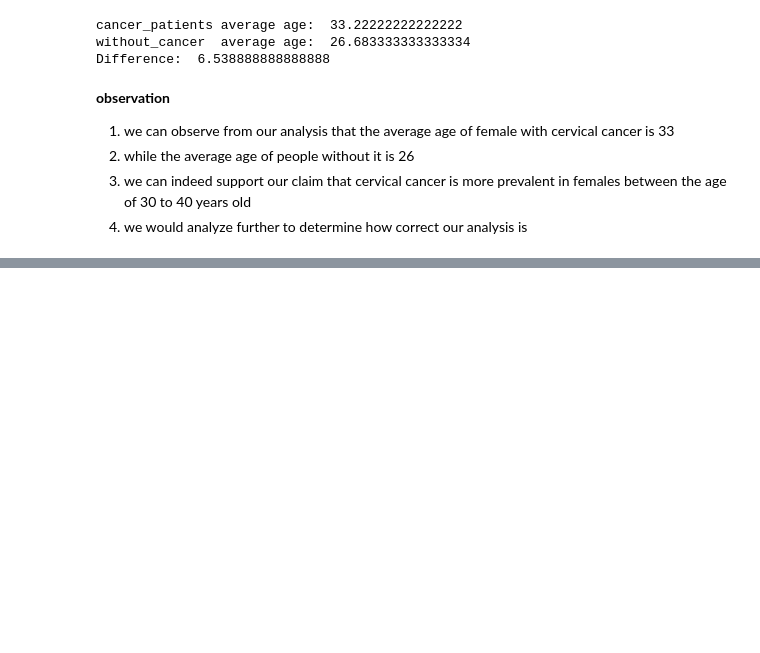
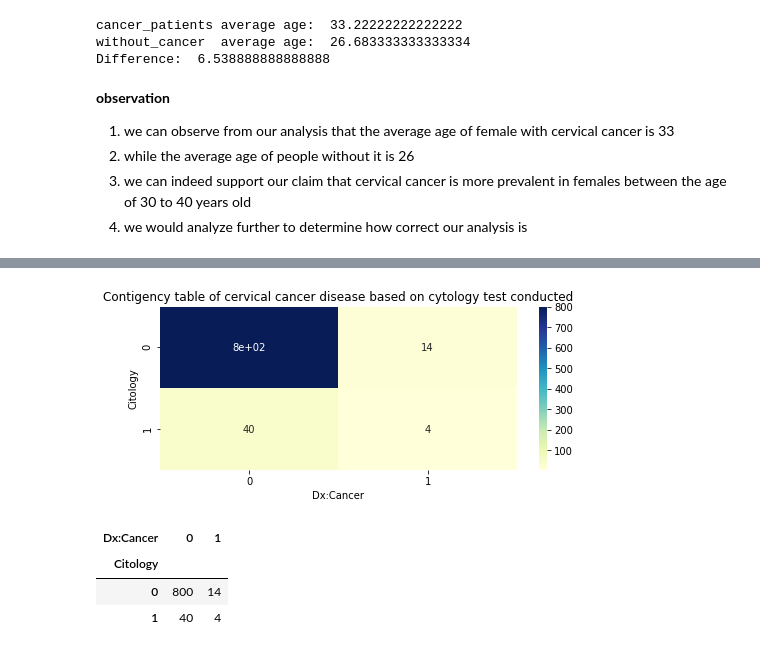
Before and after one commit to Dibieoluchi/cervical-cancer-risk-analysis, a Jupyter notebook: exploratory data analysis .ipynb, the cells around one changed output, grey strips where cells are left out. Saved outputs shown, nothing was run; the diff lists cells and outputs as text; code cells hidden in the pictures; blank space fills up the shorter version.

```diff
--- a/exploratory data analysis .ipynb
+++ b/exploratory data analysis .ipynb
@@ -558,0 +560,16 @@ Text(0.5, 1.0, 'relationship between hormonal contraceptive use  of a patient an
+# %%
+contigency_pct = pd.crosstab(cervical_cancer["Citology"], cervical_cancer['Dx:Cancer'])
+fig = plt.figure(figsize=(8,3))
+plt.title('Contigency table of cervical cancer disease based on cytology test conducted')
+sns.heatmap(contigency_pct, annot=True, cmap="YlGnBu")
+fig.savefig('heatmap.jpg', dpi=300)
+plt.show()
+# %% [output]
+[figure, added]
+# %%
+contigency_pct
+# %% [output]
+| Dx:Cancer | 0 | 1 |
+| Citology |  |  |
+| 0 | 800 | 14 |
+| 1 | 40 | 4 |
```
Also changed, not shown: parts of 68 cells of this notebook, 1 other file.
